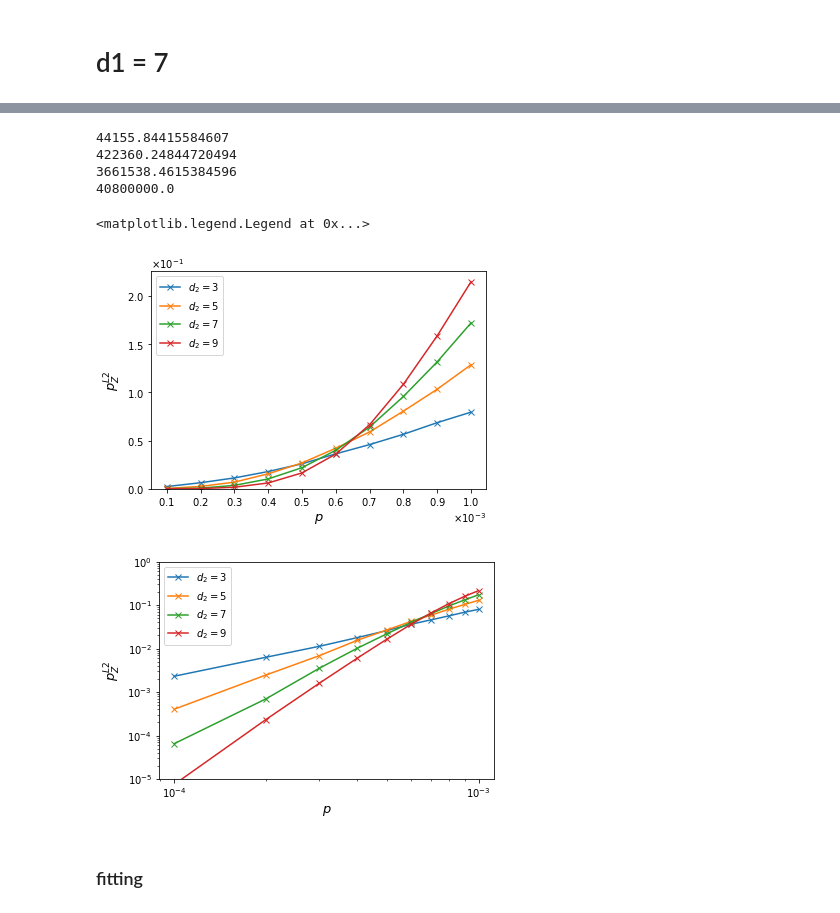
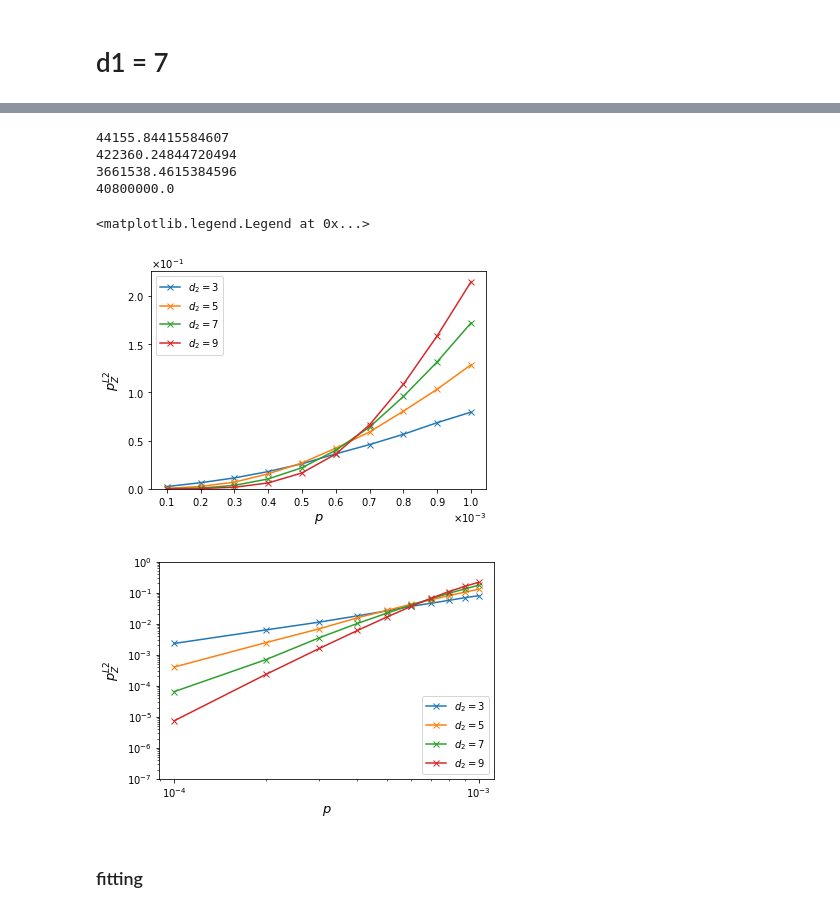
Before and after one commit to kono0924/Fujii-lab, a Jupyter notebook: surface_realistic/realistic_single_round/SWAP/csv_view.ipynb, the cells around one changed output, grey strips where cells are left out. Saved outputs shown, nothing was run; the diff lists cells and outputs as text; code cells hidden in the pictures.

```diff
--- a/surface_realistic/realistic_single_round/SWAP/csv_view.ipynb
+++ b/surface_realistic/realistic_single_round/SWAP/csv_view.ipynb
@@ -12,7 +12,7 @@ import matplotlib.ticker as ptick
 # FUjii-labのパス
 path = "/Users/konohideki/Documents/Fujii-lab/surface_realistic/realistic_single_round/SWAP/d1=3,N=1,eta=1000"
 # ファイル名
-file2 = "X error,N=1,d2=(3,7,2),eta=1000,trials=10000,ver1" + ".csv"
+file2 = "X error,N=1,d2=(3,7,2),eta=1000,trials=1000000,ver0" + ".csv"
 ########################################
 
 # csvファイルの読み込み
@@ -56,7 +56,7 @@ ax.ticklabel_format(style="sci",  axis="y",scilimits=(0,0))
 ax.set_xticks(a)
 ax.set_xscale("log")
 ax.set_yscale("log")
-ax.set_ylim(0.00001, 1)
+ax.set_ylim(0.0000001, 1)
 ax.legend()
 # %% [output]
 <matplotlib.legend.Legend at 0x...>
@@ -274,7 +302,7 @@ import matplotlib.ticker as ptick
 # FUjii-labのパス
 path = "/Users/konohideki/Documents/Fujii-lab/surface_realistic/realistic_single_round/SWAP/d1=5,N=1,eta=1000"
 # ファイル名
-file2 = "X error,N=1,d2=(3,7,2),eta=1000,trials=10000,ver1" + ".csv"
+file2 = "X error,N=1,d2=(3,7,2),eta=1000,trials=1000000,ver0" + ".csv"
 ########################################
 
 # csvファイルの読み込み
@@ -314,7 +342,7 @@ ax.set_ylim(0,)
 ax.set_xticks(a)
 ax.set_xscale("log")
 ax.set_yscale("log")
-ax.set_ylim(0.00001, 1)
+ax.set_ylim(0.00000001, 1)
 ax.legend()
 # %% [output]
 <matplotlib.legend.Legend at 0x...>
@@ -479,7 +533,7 @@ import matplotlib.ticker as ptick
 # FUjii-labのパス
 path = "/Users/konohideki/Documents/Fujii-lab/surface_realistic/realistic_single_round/SWAP/d1=7,N=1,eta=1000"
 # ファイル名
-file2 = "X error,N=1,d2=(3,7,2),eta=1000,trials=10000,ver1" + ".csv"
+file2 = "X error,N=1,d2=(3,7,2),eta=1000,trials=1000000,ver0" + ".csv"
 ########################################
 
 # csvファイルの読み込み
@@ -526,7 +580,7 @@ ax.ticklabel_format(style="sci",  axis="y",scilimits=(0,0))
 ax.set_xticks(a)
 ax.set_xscale("log")
 ax.set_yscale("log")
-ax.set_ylim(0.001, 1)
+ax.set_ylim(0.000001, 1)
 ax.legend()
 # %% [output]
 <matplotlib.legend.Legend at 0x...>
@@ -559,0 +628,26 @@ NameError: name 'code_distance_list' is not defined
+# %%
+fig, ax = plt.subplots()
+for i in range(len(code_distance_list)):
+    if i != 2:
+        b = np.array(data2.loc[code_distance_list[i]])
+        mean = np.mean(np.log10(b)-(i+1)*np.log10(a))
+        ax.plot(a, b,marker='v',label=r"$d_{2}=$"+str(code_distance_list[i]))
+        ax.plot(a, 10**mean*a**(i+1),marker='',color='k',linestyle="dashed")
+    if i == 2:
+        b = np.array(data2.loc[code_distance_list[i]])
+        mean = np.mean(np.log10(b[1:])-(i+1)*np.log10(a[1:]))
+        ax.plot(a, b,marker='v',label=r"$d_{2}=$"+str(code_distance_list[i]))
+        ax.plot(a, 10**mean*a**(i+1),marker='',color='k',linestyle="dashed")
+ax.set_xlabel(r"$p$", fontsize=13)
+ax.set_ylabel(r'$p_X^{L2}$', fontsize=13)
+ax.set_ylim(0,)
+ax.xaxis.set_major_formatter(ptick.ScalarFormatter(useMathText=True))
+ax.ticklabel_format(style="sci",  axis="x",scilimits=(0,0))
+ax.yaxis.set_major_formatter(ptick.ScalarFormatter(useMathText=True))
+ax.ticklabel_format(style="sci",  axis="y",scilimits=(0,0))
+ax.set_xticks(a)
+ax.set_xscale("log")
+ax.set_yscale("log")
+ax.set_ylim(0.0000001, 1)
+ax.legend()
+plt.show()
@@ -591,35 +687,35 @@ ax.xaxis.set_major_formatter(ptick.ScalarFormatter(useMathText=True))
 ax.ticklabel_format(style="sci",  axis="x",scilimits=(0,0))
 ax.yaxis.set_major_formatter(ptick.ScalarFormatter(useMathText=True))
 ax.ticklabel_format(style="sci",  axis="y",scilimits=(0,0))
 ax.set_xticks(a)
 ax.legend()
 
 
 fig, ax = plt.subplots()
 for i in range(len(code_distance_list)):
     b = np.array(data2.loc[code_distance_list[i]])
     ax.plot(a, b,marker='x',label=r"$d_{2}=$"+str(code_distance_list[i]))
     print(code_distance_list[i]*(4*7+6)/b[0])
 ax.set_xlabel(r"$p$", fontsize=13)
 ax.set_ylabel(r'$p_Z^{L2}$', fontsize=13)
 ax.set_ylim(0,)
 ax.xaxis.set_major_formatter(ptick.ScalarFormatter(useMathText=True))
 ax.ticklabel_format(style="sci",  axis="x",scilimits=(0,0))
 ax.yaxis.set_major_formatter(ptick.ScalarFormatter(useMathText=True))
 ax.ticklabel_format(style="sci",  axis="y",scilimits=(0,0))
 ax.set_xticks(a)
 ax.set_xscale("log")
 ax.set_yscale("log")
-ax.set_ylim(0.00001, 1)
+ax.set_ylim(0.0000001, 1)
 ax.legend()
 # %% [output]
 44155.84415584607
 422360.24844720494
 3661538.4615384596
 40800000.0
 <matplotlib.legend.Legend at 0x...>
 [figure]
-[figure, old version]
+[figure, new version]
 # %% [markdown]
 ### fitting
 # %%
```
Also changed, not shown: parts of 10 cells of this notebook, 1 other file.
